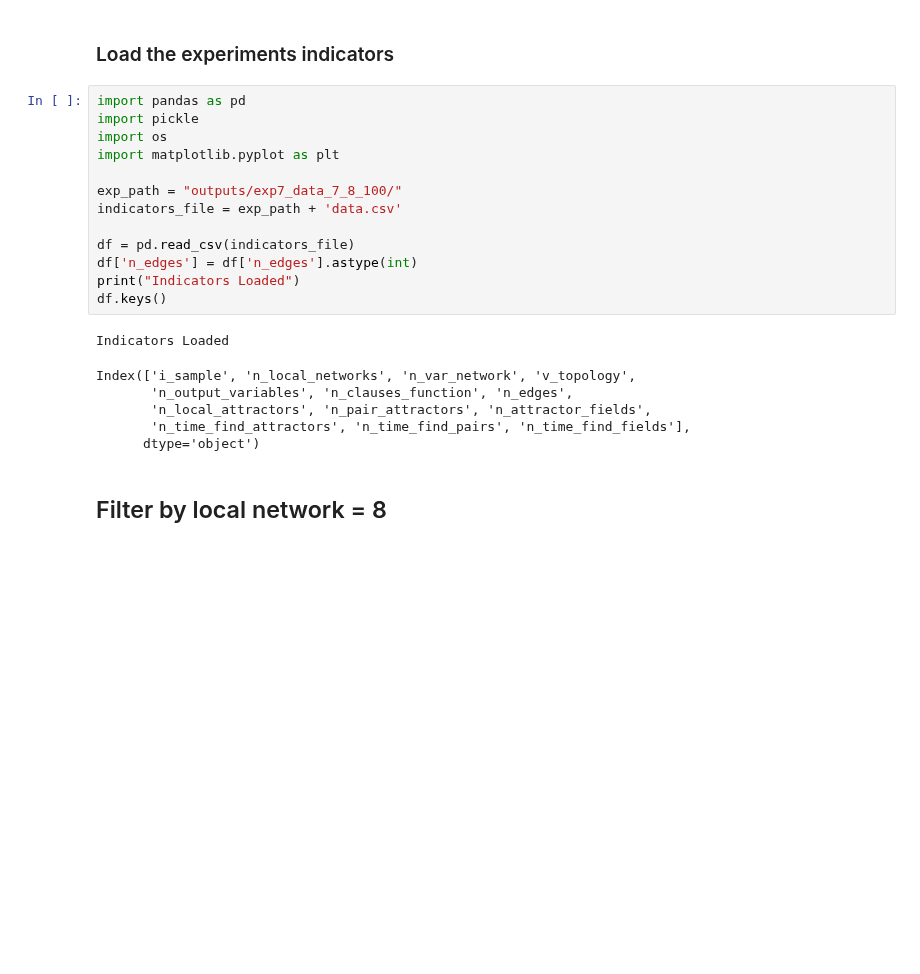
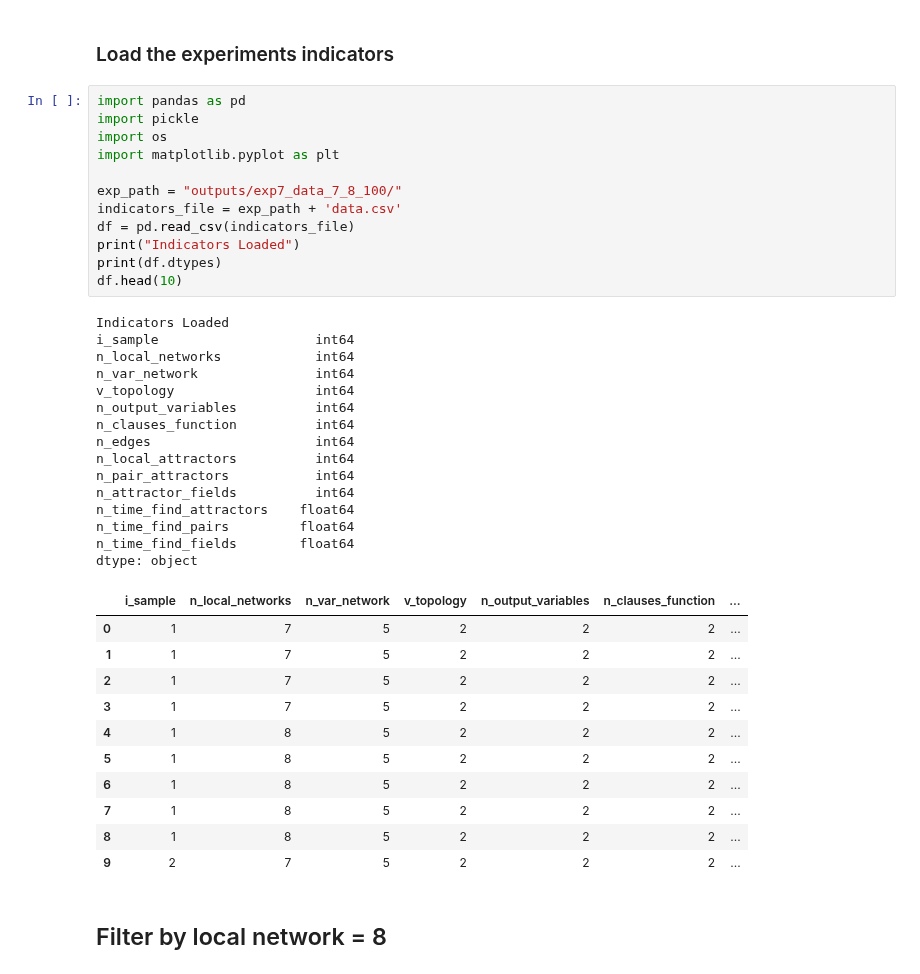
Before and after one commit to crptcusco/cbnetwork, a Jupyter notebook: experiments/7_aleatory_template_coupling_signals/exp7_3_evaluate_equivalence.ipynb, the cells around one changed output. Saved outputs shown, nothing was run; the diff lists cells and outputs as text; blank space fills up the shorter version.

```diff
--- a/experiments/7_aleatory_template_coupling_signals/exp7_3_evaluate_equivalence.ipynb
+++ b/experiments/7_aleatory_template_coupling_signals/exp7_3_evaluate_equivalence.ipynb
@@ -7,23 +7,42 @@
 # %%
 import pandas as pd
 import pickle
 import os
 import matplotlib.pyplot as plt
 
 exp_path = "outputs/exp7_data_7_8_100/"
 indicators_file = exp_path + 'data.csv'
-
 df = pd.read_csv(indicators_file)
-df['n_edges'] = df['n_edges'].astype(int)
 print("Indicators Loaded")
-df.keys()
+print(df.dtypes)
+df.head(10)
 # %% [output]
 Indicators Loaded
+i_sample                    int64
+n_local_networks            int64
+n_var_network               int64
+v_topology                  int64
+n_output_variables          int64
+n_clauses_function          int64
+n_edges                     int64
+n_local_attractors          int64
+n_pair_attractors           int64
+n_attractor_fields          int64
+n_time_find_attractors    float64
+n_time_find_pairs         float64
+n_time_find_fields        float64
+dtype: object
-Index(['i_sample', 'n_local_networks', 'n_var_network', 'v_topology',
-       'n_output_variables', 'n_clauses_function', 'n_edges',
-       'n_local_attractors', 'n_pair_attractors', 'n_attractor_fields',
-       'n_time_find_attractors', 'n_time_find_pairs', 'n_time_find_fields'],
-      dtype='object')
+|  | i_sample | n_local_networks | n_var_network | v_topology | n_output_variables | n_clauses_function | ... |
+| 0 | 1 | 7 | 5 | 2 | 2 | 2 | ... |
+| 1 | 1 | 7 | 5 | 2 | 2 | 2 | ... |
+| 2 | 1 | 7 | 5 | 2 | 2 | 2 | ... |
+| 3 | 1 | 7 | 5 | 2 | 2 | 2 | ... |
+| 4 | 1 | 8 | 5 | 2 | 2 | 2 | ... |
+| 5 | 1 | 8 | 5 | 2 | 2 | 2 | ... |
+| 6 | 1 | 8 | 5 | 2 | 2 | 2 | ... |
+| 7 | 1 | 8 | 5 | 2 | 2 | 2 | ... |
+| 8 | 1 | 8 | 5 | 2 | 2 | 2 | ... |
+| 9 | 2 | 7 | 5 | 2 | 2 | 2 | ... |
 # %% [markdown]
 ## Filter by local network = 8
 # %%
```
Also changed, not shown: parts of 7 cells of this notebook.
